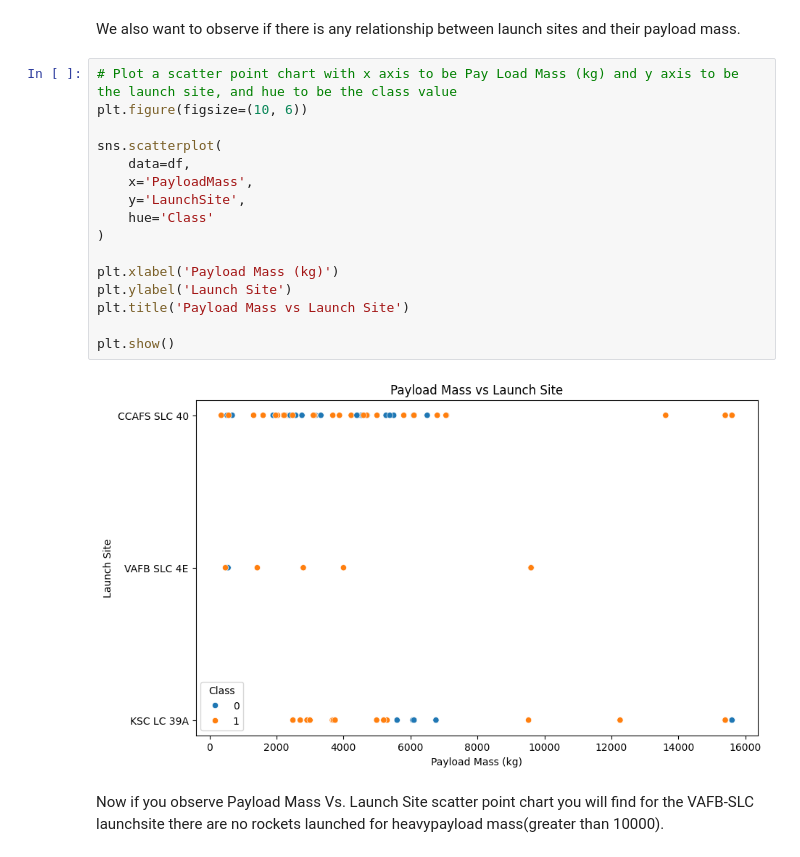
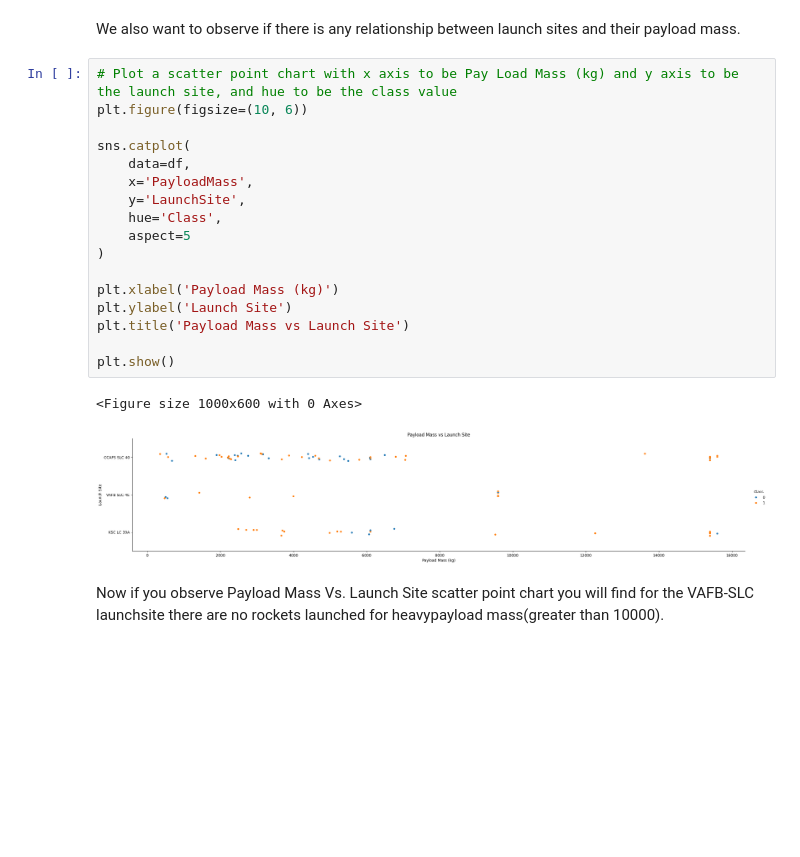
Before and after one commit to pomopa/Data-Science-Capstone-IBM-Certificate, a Jupyter notebook: 2 - Exploratory Data Analysis (EDA)/Lab05-edadataviz.ipynb, the cells around one changed output. Drawn from its saved outputs; the diff is of its cells as text; blank space fills up the shorter version.

```diff
--- a/2 - Exploratory Data Analysis (EDA)/Lab05-edadataviz.ipynb
+++ b/2 - Exploratory Data Analysis (EDA)/Lab05-edadataviz.ipynb
@@ -119,21 +119,23 @@ We also want to observe if there is any relationship between launch sites and th
 # %%
 # Plot a scatter point chart with x axis to be Pay Load Mass (kg) and y axis to be the launch site, and hue to be the class value
 plt.figure(figsize=(10, 6))
 
-sns.scatterplot(
+sns.catplot(
     data=df,
     x='PayloadMass',
     y='LaunchSite',
-    hue='Class'
+    hue='Class',
+    aspect=5
 )
 
 plt.xlabel('Payload Mass (kg)')
 plt.ylabel('Launch Site')
 plt.title('Payload Mass vs Launch Site')
 
 plt.show()
 # %% [output]
+<Figure size 1000x600 with 0 Axes>
-[figure, old version]
+[figure, new version]
 # %% [markdown]
 Now if you observe Payload Mass Vs. Launch Site scatter point chart you will find for the VAFB-SLC  launchsite there are no  rockets  launched for  heavypayload mass(greater than 10000).
 # %% [markdown]
```
Also changed, not shown: parts of 3 cells of this notebook.
